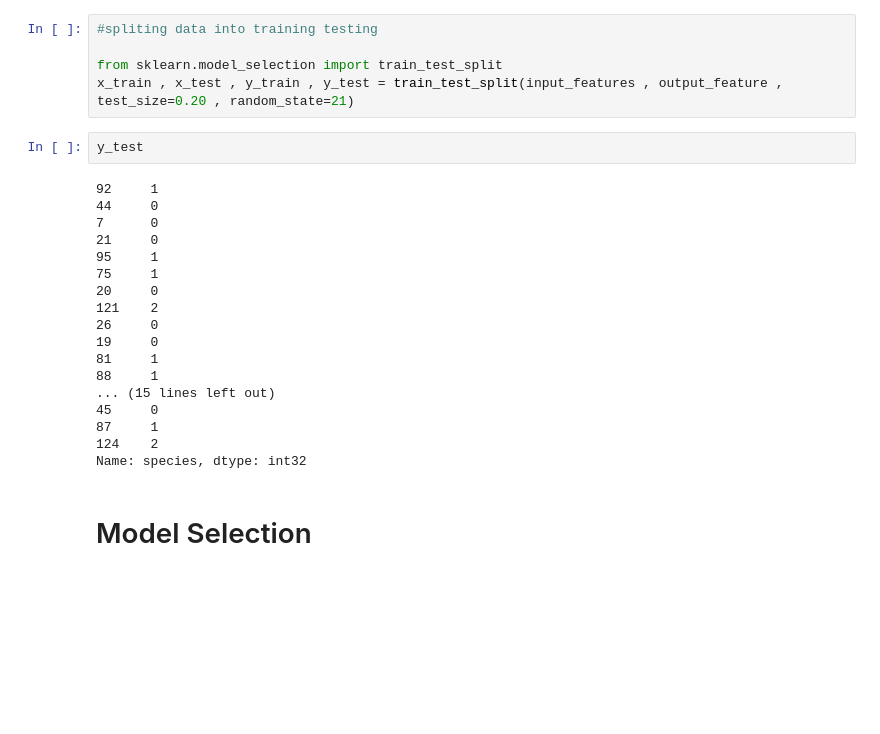
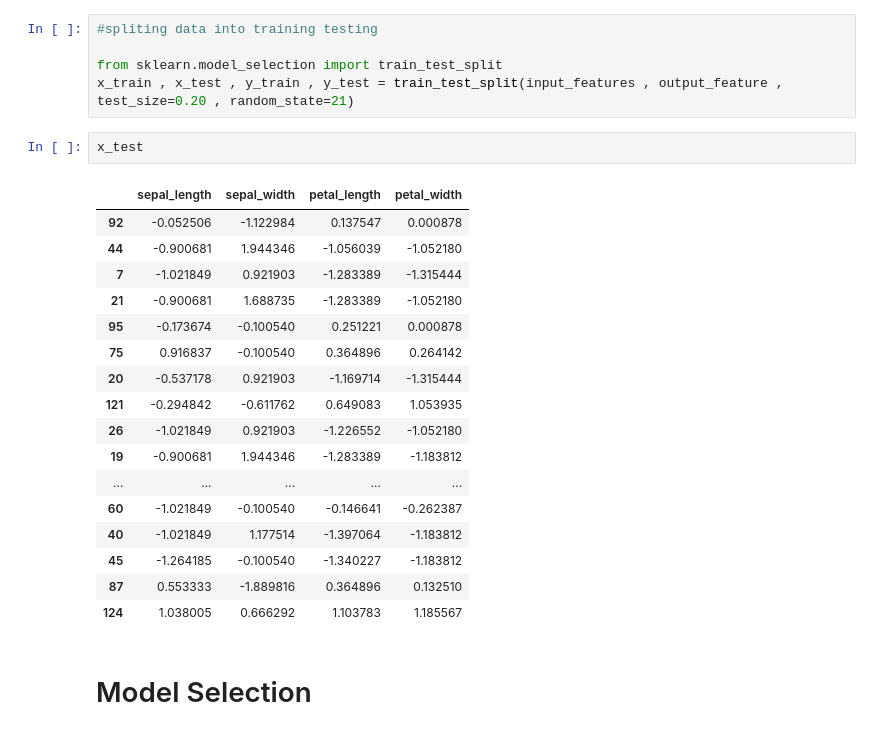
Before and after one commit to aumpanara-art/Iris-Classification, a Jupyter notebook: Iris Classification.ipynb, the cells around one changed output. Saved outputs shown, nothing was run; the diff lists cells and outputs as text; blank space fills up the shorter version.

```diff
--- a/Iris Classification.ipynb
+++ b/Iris Classification.ipynb
@@ -234,25 +244,25 @@ output_feature=df['species']
 from sklearn.model_selection import train_test_split
 x_train , x_test , y_train , y_test = train_test_split(input_features , output_feature , test_size=0.20 , random_state=21)
 # %%
-y_test
+x_test
 # %% [output]
-92     1
-44     0
-7      0
-21     0
-95     1
-75     1
-20     0
-121    2
-26     0
-19     0
-81     1
-88     1
-... (15 lines left out)
-45     0
-87     1
-124    2
-Name: species, dtype: int32
+|  | sepal_length | sepal_width | petal_length | petal_width |
+| 92 | -0.052506 | -1.122984 | 0.137547 | 0.000878 |
+| 44 | -0.900681 | 1.944346 | -1.056039 | -1.052180 |
+| 7 | -1.021849 | 0.921903 | -1.283389 | -1.315444 |
+| 21 | -0.900681 | 1.688735 | -1.283389 | -1.052180 |
+| 95 | -0.173674 | -0.100540 | 0.251221 | 0.000878 |
+| 75 | 0.916837 | -0.100540 | 0.364896 | 0.264142 |
+| 20 | -0.537178 | 0.921903 | -1.169714 | -1.315444 |
+| 121 | -0.294842 | -0.611762 | 0.649083 | 1.053935 |
+| 26 | -1.021849 | 0.921903 | -1.226552 | -1.052180 |
+| 19 | -0.900681 | 1.944346 | -1.283389 | -1.183812 |
+| ... | ... | ... | ... | ... |
+| 60 | -1.021849 | -0.100540 | -0.146641 | -0.262387 |
+| 40 | -1.021849 | 1.177514 | -1.397064 | -1.183812 |
+| 45 | -1.264185 | -0.100540 | -1.340227 | -1.183812 |
+| 87 | 0.553333 | -1.889816 | 0.364896 | 0.132510 |
+| 124 | 1.038005 | 0.666292 | 1.103783 | 1.185567 |
 # %% [markdown]
 # Model Selection
 # %%
```
Also changed, not shown: parts of 6 cells of this notebook.
